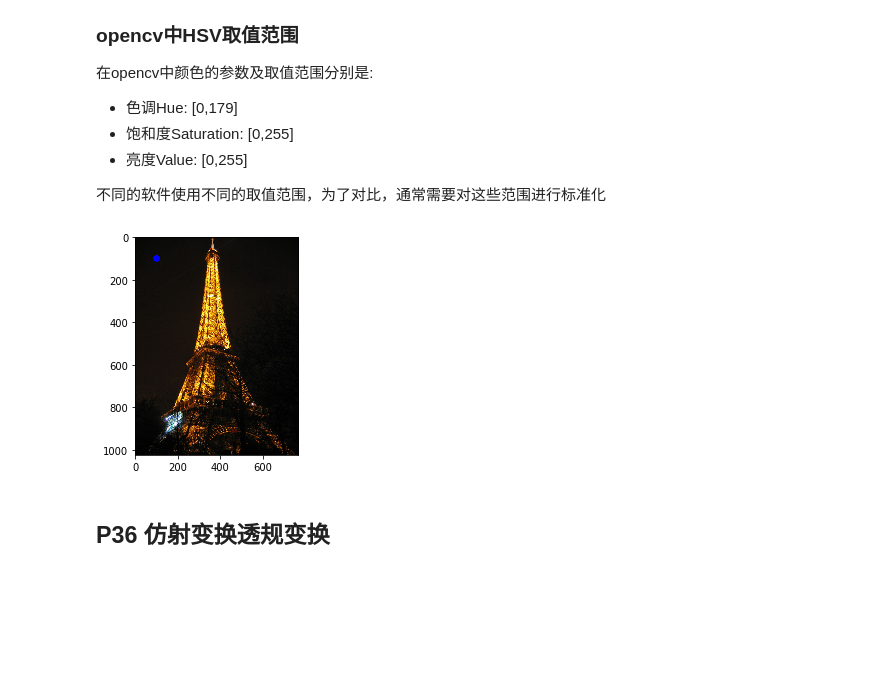
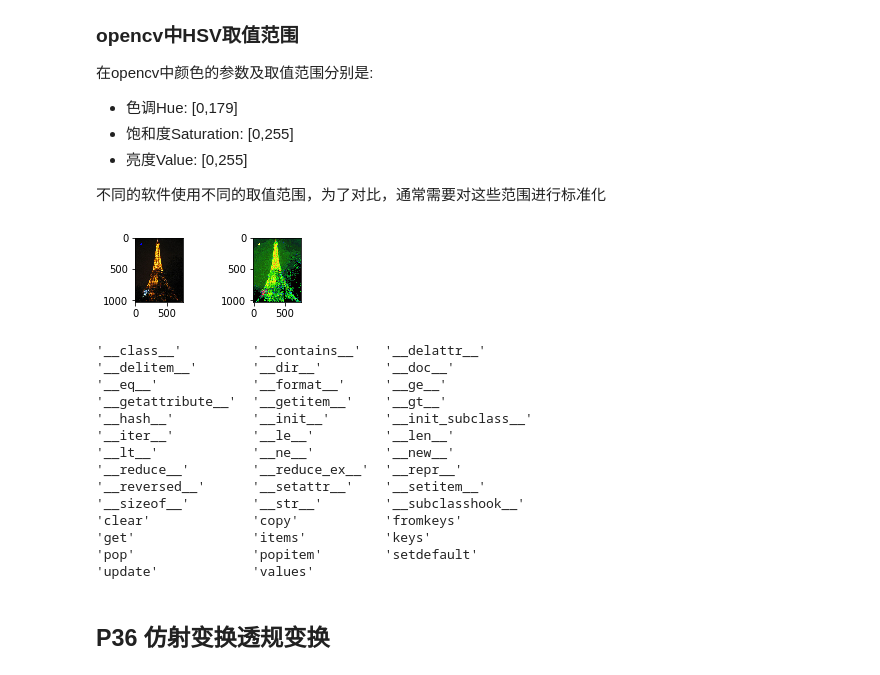
Before and after one commit to thetime50/opencv-practice, a Jupyter notebook: step3-p27.ipynb, the cells around one changed output. Cells and saved outputs as stored; diff of their text form; code cells hidden in the pictures; blank space fills up the shorter version.

Commit message:
tool grid back

```diff
--- a/step3-p27.ipynb
+++ b/step3-p27.ipynb
@@ -65,25 +67,51 @@ RGB和CMY颜色模型都是面向硬件的，而HSV (Hue Saturation Value)颜色
 不同的软件使用不同的取值范围，为了对比，通常需要对这些范围进行标准化
 # %%
 %matplotlib inline
-import cv2 as cV
+import cv2 as cv
 import numpy as np
 import matplotlib.pyplot as plt
+import tool
+
 frame = cv.imread('./img/Eiffel.jpeg',1) #彩色图像
-cv. circle(frame, (100,100), 15, (255,0,0), -1)
+cv.circle(frame, (100,100), 15, (255,0,0), -1)
 imageRGB = cv.cvtColor(frame, cv.COLOR_BGR2RGB )
-plt. imshow( imageRGB )
-plt. show()
+tool.pltGrid(1,1)
+plt.imshow( imageRGB )
 
-hsv = cv. cvtColor(frame, cv.COLOR_BGR2HSV)
-##可以使用cv. imshow在窗口显示
-# cv. imshow( 'hsv', hsv)
+hsv = cv.cvtColor(frame, cv.COLOR_BGR2HSV)
+##可以使用cv.imshow在窗口显示
+# cv.imshow( 'hsv', hsv)
 # k=cv.waitKey(0) & 0xFF
-# cv. destroyAllWindows()
-#用matplotlib显 示
+# cv.destroyAllWindows()
+#用matplotlib显示
 imageRGB = cv.cvtColor(hsv, cv.COLOR_BGR2RGB )
+tool.pltGrid(1,2)
 plt.imshow( imageRGB )
 plt.show()
 # %% [output]
-[figure, old version]
+[figure, new version]
+# %%
+import tool
+# print(dir(tool))
+# print(dir(locals()))
+
+tool.put_list(dir(locals()))
+
+# 文件没有更新要重新打开ipy文件
+# %% [output]
+'__class__'         '__contains__'   '__delattr__'
+'__delitem__'       '__dir__'        '__doc__'
+'__eq__'            '__format__'     '__ge__'
+'__getattribute__'  '__getitem__'    '__gt__'
+'__hash__'          '__init__'       '__init_subclass__'
+'__iter__'          '__le__'         '__len__'
+'__lt__'            '__ne__'         '__new__'
+'__reduce__'        '__reduce_ex__'  '__repr__'
+'__reversed__'      '__setattr__'    '__setitem__'
+'__sizeof__'        '__str__'        '__subclasshook__'
+'clear'             'copy'           'fromkeys'
+'get'               'items'          'keys'
+'pop'               'popitem'        'setdefault'
+'update'            'values'
 # %% [markdown]
 ## P36 仿射变换透规变换
```
Also changed, not shown: parts of 1 cell of this notebook, 4 other files.
